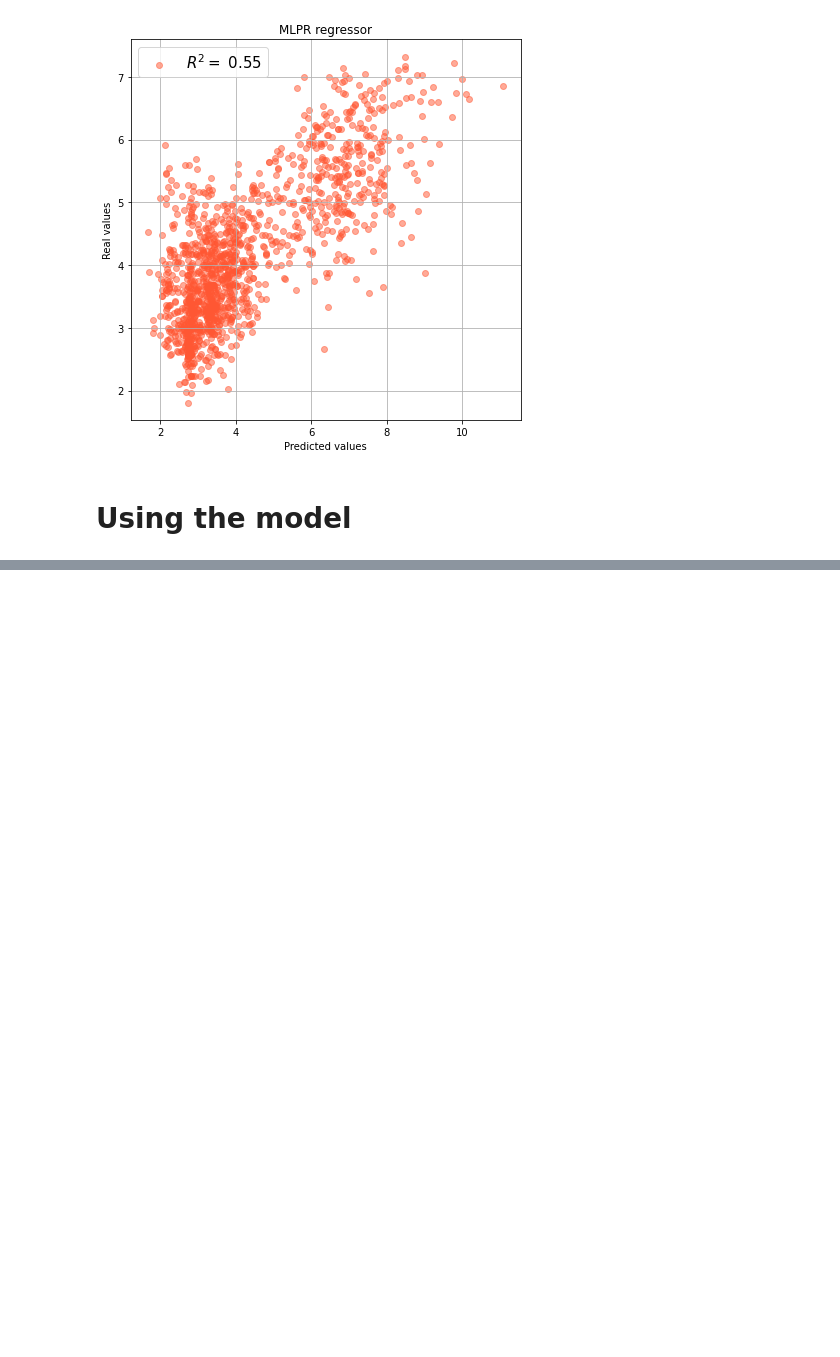
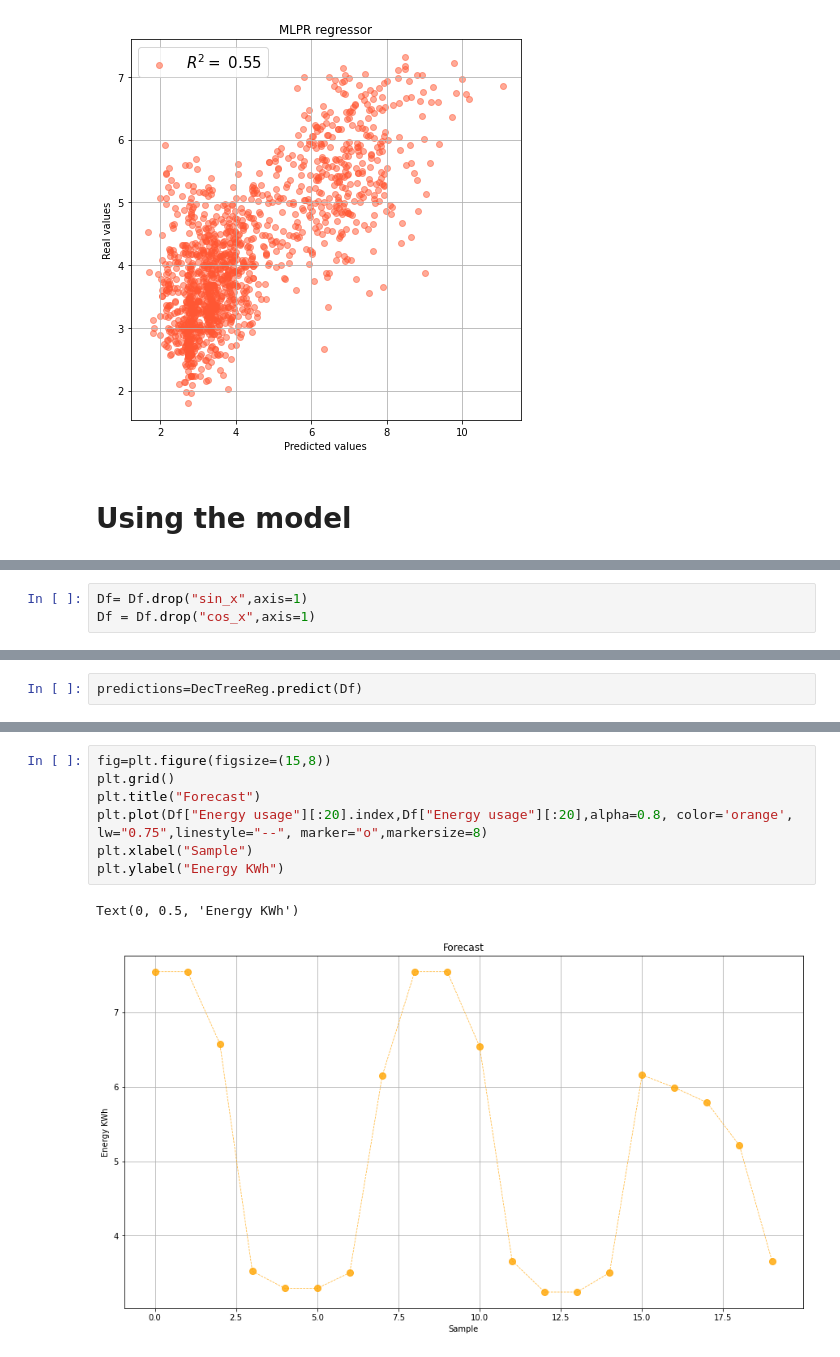
Before and after one commit to matias-dogliani/energybuild, a Jupyter notebook: Training_Testing_model.ipynb, the cells around one changed output, grey strips where cells are left out. Cells and saved outputs as stored; diff of their text form; blank space fills up the shorter version.

Commit message:
Add forecast

```diff
--- a/Training_Testing_model.ipynb
+++ b/Training_Testing_model.ipynb
@@ -282,0 +297,3 @@ KeyboardInterrupt: Interrupted by user
+# %%
+Df= Df.drop("sin_x",axis=1)
+Df = Df.drop("cos_x",axis=1)
@@ -282,0 +320,2 @@ KeyboardInterrupt: Interrupted by user
+# %%
+predictions=DecTreeReg.predict(Df)
@@ -282,0 +377,10 @@ KeyboardInterrupt: Interrupted by user
+# %%
+fig=plt.figure(figsize=(15,8))
+plt.grid()
+plt.title("Forecast")
+plt.plot(Df["Energy usage"][:20].index,Df["Energy usage"][:20],alpha=0.8, color='orange', lw="0.75",linestyle="--", marker="o",markersize=8)
+plt.xlabel("Sample")
+plt.ylabel("Energy KWh")
+# %% [output]
+Text(0, 0.5, 'Energy KWh')
+[figure, added]
```
Also changed, not shown: parts of 16 cells of this notebook, 7 other files.
